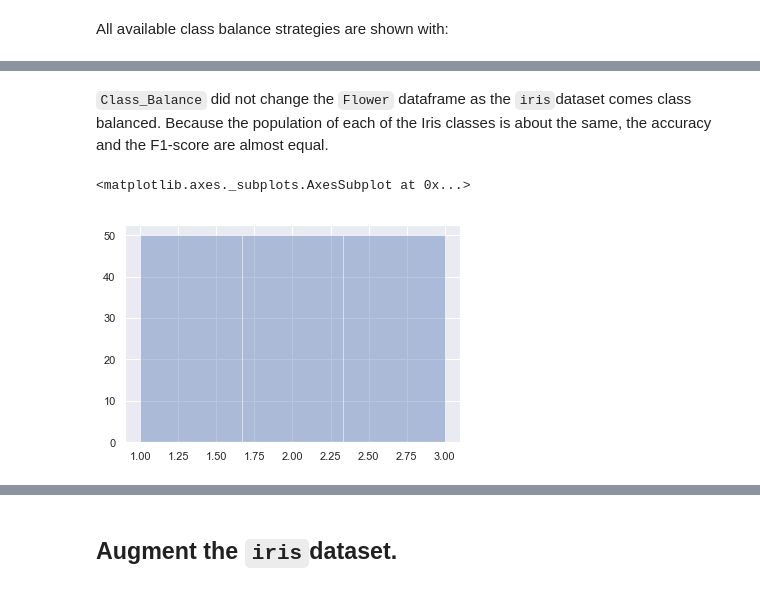
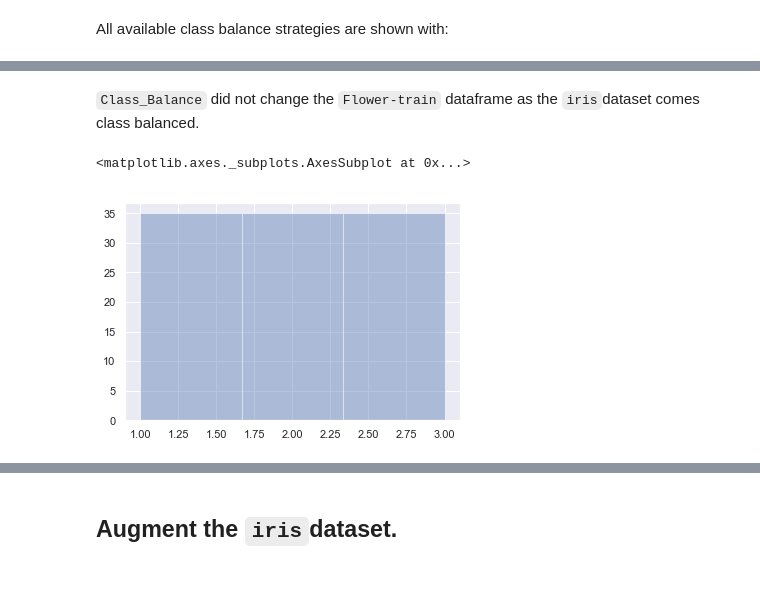
Before and after one commit to bcottman/paso, a Jupyter notebook: lessons/lesson-3.ipynb, the cells around one changed output, grey strips where cells are left out. Saved outputs shown, nothing was run; the diff lists cells and outputs as text; code cells hidden in the pictures.

```diff
--- a/lessons/lesson-3.ipynb
+++ b/lessons/lesson-3.ipynb
@@ -92,0 +106,4 @@ False
+# %%
+from paso.pre.inputers import Inputer,Splitter
+inputer = Inputer()
+inputer.inputers()
@@ -92,0 +124,3 @@ False
+# %%
+Flower = inputer.transform(ontological_filepath='../ontologies/pre/inputers/iris.yaml')
+inputer.target
@@ -92,0 +153,3 @@ False
+# %%
+splitter = Splitter()
+train,test=splitter.transform(Flower,target=inputer.target,ontological_filepath='../ontologies/pre/inputers/split-stratify-shuffle-20.yaml')
@@ -132,0 +185,4 @@ pandas.core.series.Series
+# %%
+targetFeature = 'TypeOf'
+Class_BalancerKey = 'SMOTE'
+train = Class_Balance(Class_BalancerKey).transform(train,targetFeature)
@@ -171,11 +208,11 @@ DataFrameSummary(X).summary()
 # %% [markdown]
-``Class_Balance`` did not change the ``Flower`` dataframe as the ``iris``dataset comes class balanced.  Because the population of each of the Iris classes is about the same, the accuracy and the F1-score are almost equal.
+``Class_Balance`` did not change the ``Flower-train`` dataframe as the ``iris``dataset comes class balanced.
 # %%
 sns.set(rc={'figure.figsize':(6,4)})
-sns.distplot((X['TypeOf'].astype('category').cat.codes.astype('int')+1),kde=False)
+sns.distplot((train['TypeOf'].astype('category').cat.codes.astype('int')+1),kde=False)
 # %% [output]
 <matplotlib.axes._subplots.AxesSubplot at 0x...>
-[figure, old version]
+[figure, new version]
 # %%
 from sklearn.model_selection import train_test_split
 from sklearn.ensemble import RandomForestClassifier
```
Also changed, not shown: parts of 70 cells of this notebook, 47 other files.
